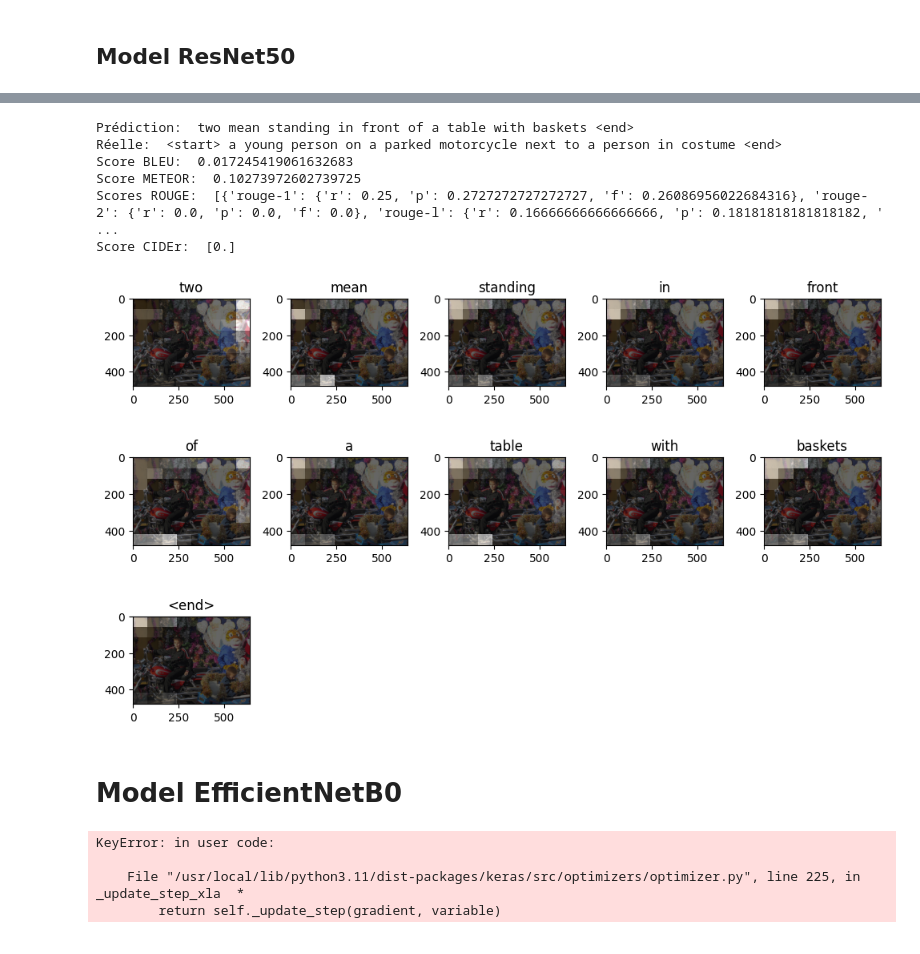
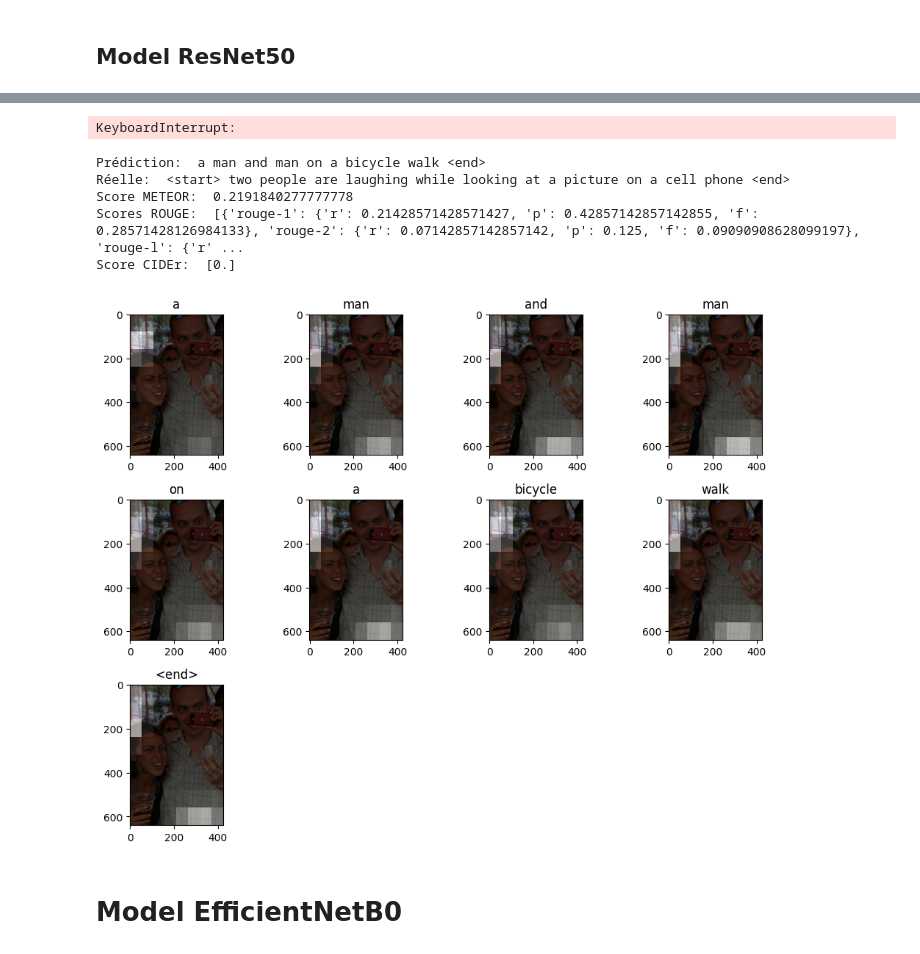
Before and after one commit to romaricDembele/projet_leyenda, a Jupyter notebook: livrable_3.ipynb, the cells around one changed output, grey strips where cells are left out. Drawn from its saved outputs; the diff is of its cells as text; code cells hidden in the pictures.

```diff
--- a/livrable_3.ipynb
+++ b/livrable_3.ipynb
@@ -468,7 +441,7 @@ Dans ce bloc de code, nous instancions nos classes d'encodeur et de décodeur. N
 # %%
 # Création de l'encodeur
 encoder = \
-    CNN_Encoder(embedding_dim, output_dim)
+    CNN_Encoder(embedding_dim)
 # Création du décodeur
 decoder = \
     RNN_Decoder(embedding_dim, units, vocab_size)
@@ -610,7 +590,7 @@ def evaluate(image):
 
     hidden = decoder.reset_state(batch_size=1)
 
-    temp_input = tf.expand_dims(load_image(image)[0], 0)
+    temp_input = tf.expand_dims(load_image(image, model_name)[0], 0)
     img_tensor_val = image_features_extract_model(temp_input)
     img_tensor_val = tf.reshape(img_tensor_val, (img_tensor_val.shape[0], -1, img_tensor_val.shape[3]))
 
@@ -660,23 +641,21 @@ Dans ce bloc de code, nous sélectionnons une image aléatoire de notre ensemble
 def calculate_metrics(predicted_caption, real_caption):
     reference = [real_caption.split()]
     candidate = predicted_caption.split()
-    bleu_score = sentence_bleu(reference, candidate, smoothing_function=SmoothingFunction().method1)
     meteor = meteor_score(reference, candidate)
     rouge = Rouge().get_scores(predicted_caption, real_caption)
     cider = Cider()
     cider_score = cider.compute_score({1: [real_caption]}, {1: [predicted_caption]})
-    return bleu_score, meteor, rouge, cider_score[1]
+    return meteor, rouge, cider_score[1]
 
 # Utilisation des fonctions
 rid = np.random.randint(0, len(img_name_val))
 image = img_name_val[rid]
 real_caption = ' '.join([tokenizer.index_word[i] for i in cap_val[rid] if i not in [0]])
 predicted_caption, attention_plot = evaluate(image)
-bleu, meteor, rouge_scores, cider_score = calculate_metrics(' '.join(predicted_caption), real_caption)
+meteor, rouge_scores, cider_score = calculate_metrics(' '.join(predicted_caption), real_caption)
 
 print("Prédiction: ", ' '.join(predicted_caption))
 print("Réelle: ", real_caption)
-print("Score BLEU: ", bleu)
 print("Score METEOR: ", meteor)
 print("Scores ROUGE: ", rouge_scores)
 print("Score CIDEr: ", cider_score)
@@ -725,46 +680,53 @@ Time taken for 1 epoch 85.47580790519714 sec
+# %%
+# Préparer les données pour ResNet50
+model_name = 'ResNet50'
+image_features_extract_model_resnet50 = create_image_features_model(model_name)
+
+# Créer le dataset pour ResNet50
+image_dataset = tf.data.Dataset.from_tensor_slices(encode_train)
+image_dataset = image_dataset.map(
+    lambda x: load_image(x, model_name), num_parallel_calls=tf.data.experimental.AUTOTUNE).batch(16)
+
+# Extraire les caractéristiques en utilisant ResNet50
+extract_features_and_save(image_dataset, image_features_extract_model_resnet50)
+
+# Création de vecteurs image-annotation et préparation des datasets
+img_to_cap_vector = create_img_to_cap_vector(img_name_vector, cap_vector)
+(img_name_train, cap_train), (img_name_val, cap_val) = prepare_datasets(img_to_cap_vector)
+
+# Préparer le dataset d'entraînement (assumant que le dataset est mis à jour pour utiliser les fichiers .npy de ResNet50)
+train_dataset = load_and_process_data(img_name_train, cap_train)
+
+# Réinitialiser les paramètres d'entraînement et le modèle
+loss_plot = []
+start_epoch = 0
+EPOCHS = 30  # ou toute autre valeur appropriée
+num_steps = len(img_name_train) // BATCH_SIZE
+
+# Appel de la fonction d'entraînement
+train_epochs(train_dataset, start_epoch, num_steps, EPOCHS)
+# %% [output]
+KeyboardInterrupt:
 # %%
 #Appel de la fonction evaluate
 image = img_name_val[rid]
 real_caption = ' '.join([tokenizer.index_word[i] for i in cap_val[rid] if i not in [0]])
 predicted_caption, attention_plot = evaluate(image)
-bleu, meteor, rouge_scores, cider_score = calculate_metrics(' '.join(predicted_caption), real_caption)
+meteor, rouge_scores, cider_score = calculate_metrics(' '.join(predicted_caption), real_caption)
 
 print("Prédiction: ", ' '.join(predicted_caption))
 print("Réelle: ", real_caption)
-print("Score BLEU: ", bleu)
 print("Score METEOR: ", meteor)
 print("Scores ROUGE: ", rouge_scores)
 print("Score CIDEr: ", cider_score)
 
 plot_attention(image, predicted_caption, attention_plot)
 # %% [output]
-Prédiction:  two mean standing in front of a table with baskets <end>
-Réelle:  <start> a young person on a parked motorcycle next to a person in costume <end>
-Score BLEU:  0.017245419061632683
-Score METEOR:  0.10273972602739725
-Scores ROUGE:  [{'rouge-1': {'r': 0.25, 'p': 0.2727272727272727, 'f': 0.26086956022684316}, 'rouge-2': {'r': 0.0, 'p': 0.0, 'f': 0.0}, 'rouge-l': {'r': 0.16666666666666666, 'p': 0.18181818181818182, ' ...
+Prédiction:  a man and man on a bicycle walk <end>
+Réelle:  <start> two people are laughing while looking at a picture on a cell phone <end>
+Score METEOR:  0.2191840277777778
+Scores ROUGE:  [{'rouge-1': {'r': 0.21428571428571427, 'p': 0.42857142857142855, 'f': 0.28571428126984133}, 'rouge-2': {'r': 0.07142857142857142, 'p': 0.125, 'f': 0.09090908628099197}, 'rouge-l': {'r' ...
 Score CIDEr:  [0.]
-[figure, old version]
+[figure, new version]
 # %% [markdown]
 # Model EfficientNetB0
-# %%
-loss_plot = []
-start_epoch=0
-# Téléchargement du modèle pré-entrainé ResNet50
-model_name = 'EfficientNetB0'
-image_features_extract_model, output_dim = create_image_features_model(model_name)
-
-encoder = CNN_Encoder(embedding_dim, output_dim)
-optimizer = tf.keras.optimizers.legacy.Adam()
-
-
-# Appel de la fonction save pour sauvegarder les representations des images
-extract_features_and_save(image_dataset, image_features_extract_model_resnet50)
-
-#Appel de la focntion entrainement
-train_epochs(dataset, start_epoch, num_steps, EPOCHS)
-# %% [output]
-KeyError: in user code:
-
-    File "/usr/local/lib/python3.11/dist-packages/keras/src/optimizers/optimizer.py", line 225, in _update_step_xla  *
-        return self._update_step(gradient, variable)
```
Also changed, not shown: parts of 18 cells of this notebook.
